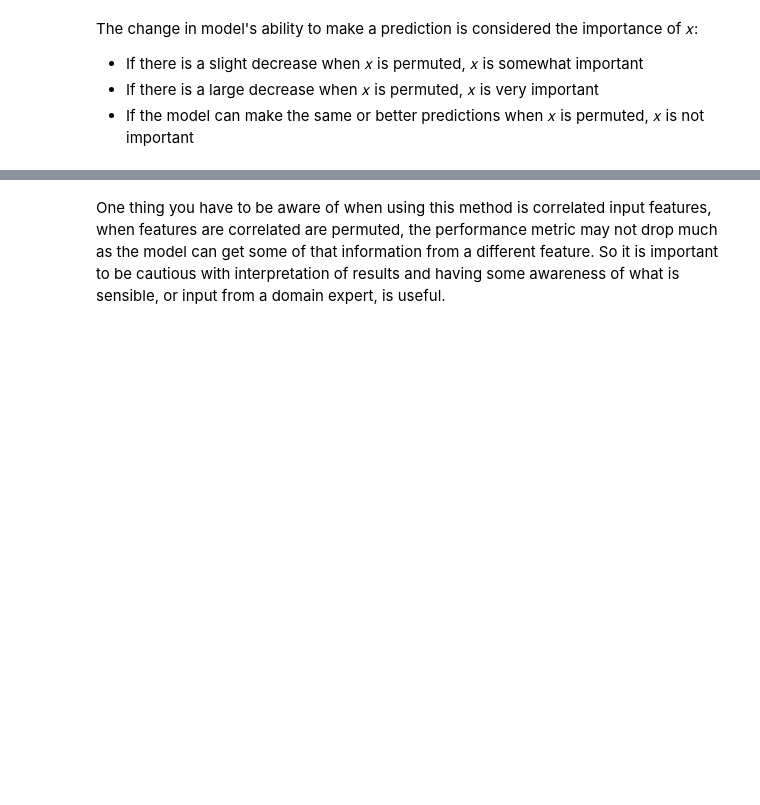
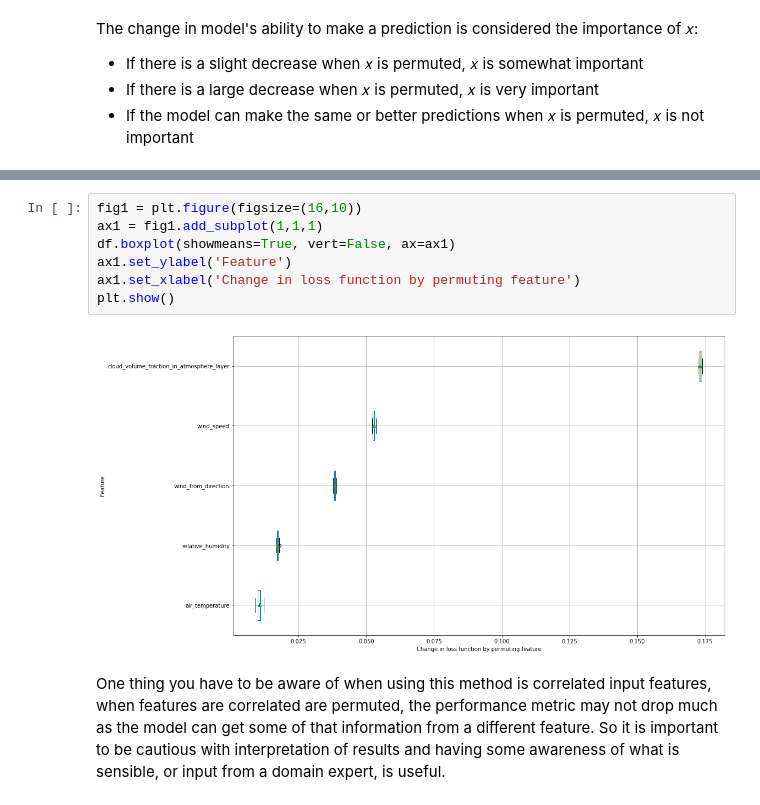
Before and after one commit to informatics-lab/precip_rediagnosis, a Jupyter notebook: model_pipeline/prd_demo_XAI.ipynb, the cells around one changed output, grey strips where cells are left out. Drawn from its saved outputs; the diff is of its cells as text; blank space fills up the shorter version.

```diff
--- a/model_pipeline/prd_demo_XAI.ipynb
+++ b/model_pipeline/prd_demo_XAI.ipynb
@@ -224,3 +288,12 @@ plt.show()
+# %%
+fig1 = plt.figure(figsize=(16,10))
+ax1 = fig1.add_subplot(1,1,1)
+df.boxplot(showmeans=True, vert=False, ax=ax1)
+ax1.set_ylabel('Feature')
+ax1.set_xlabel('Change in loss function by permuting feature')
+plt.show()
+# %% [output]
+[figure, added]
 # %% [markdown]
 One thing you have to be aware of when using this method is correlated input features, when features are correlated are permuted, the performance metric may not drop much as the model can get some of that information from a different feature. So it is important to be cautious with interpretation of results and having some awareness of what is sensible, or input from a domain expert, is useful.
 # %% [markdown]
```
Also changed, not shown: parts of 17 cells of this notebook.
